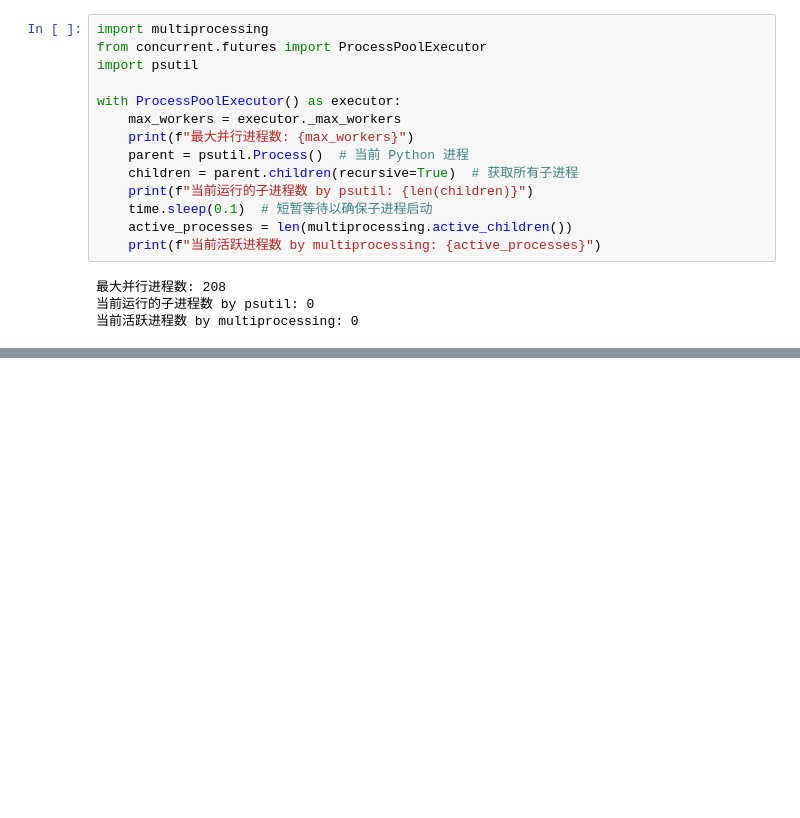
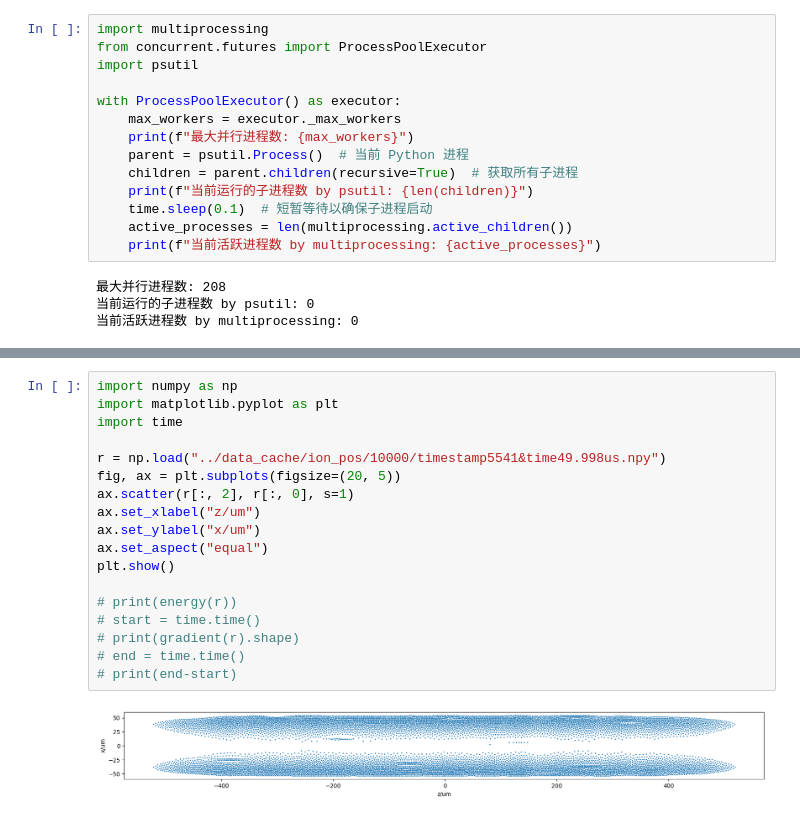
Before and after one commit to ylctql/ion-dynamic-simulation, a Jupyter notebook: src/field.ipynb, the cells around one changed output, grey strips where cells are left out. Cells and saved outputs as stored; diff of their text form; blank space fills up the shorter version.

```diff
--- a/src/field.ipynb
+++ b/src/field.ipynb
@@ -129,0 +198,20 @@ with ProcessPoolExecutor() as executor:
+# %%
+import numpy as np
+import matplotlib.pyplot as plt
+import time
+
+r = np.load("../data_cache/ion_pos/10000/timestamp5541&time49.998us.npy")
+fig, ax = plt.subplots(figsize=(20, 5))
+ax.scatter(r[:, 2], r[:, 0], s=1)
+ax.set_xlabel("z/um")
+ax.set_ylabel("x/um")
+ax.set_aspect("equal")
+plt.show()
+
+# print(energy(r))
+# start = time.time()
+# print(gradient(r).shape)
+# end = time.time()
+# print(end-start)
+# %% [output]
+[figure, added]
```
Also changed, not shown: parts of 4 cells of this notebook, 8 other files.
